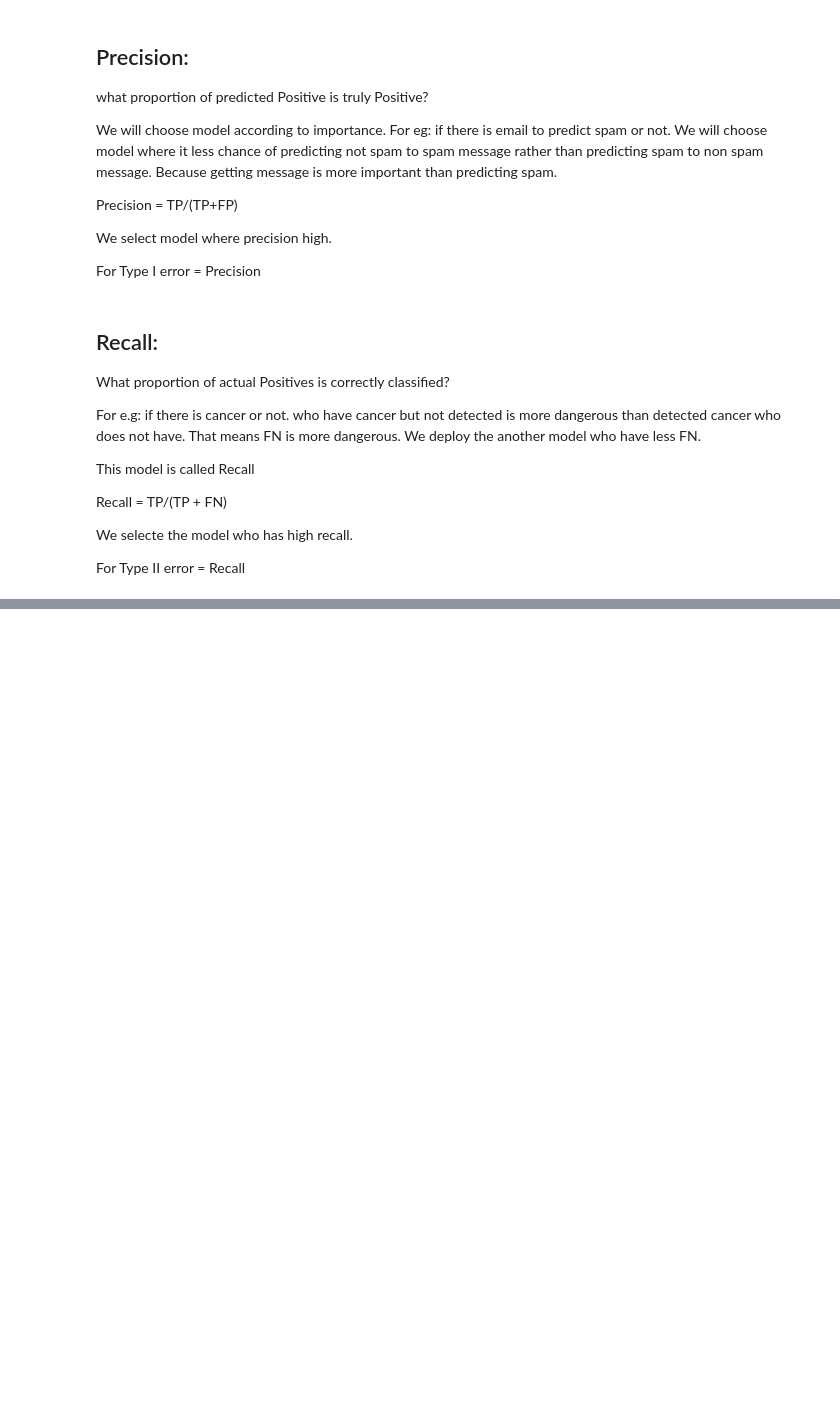
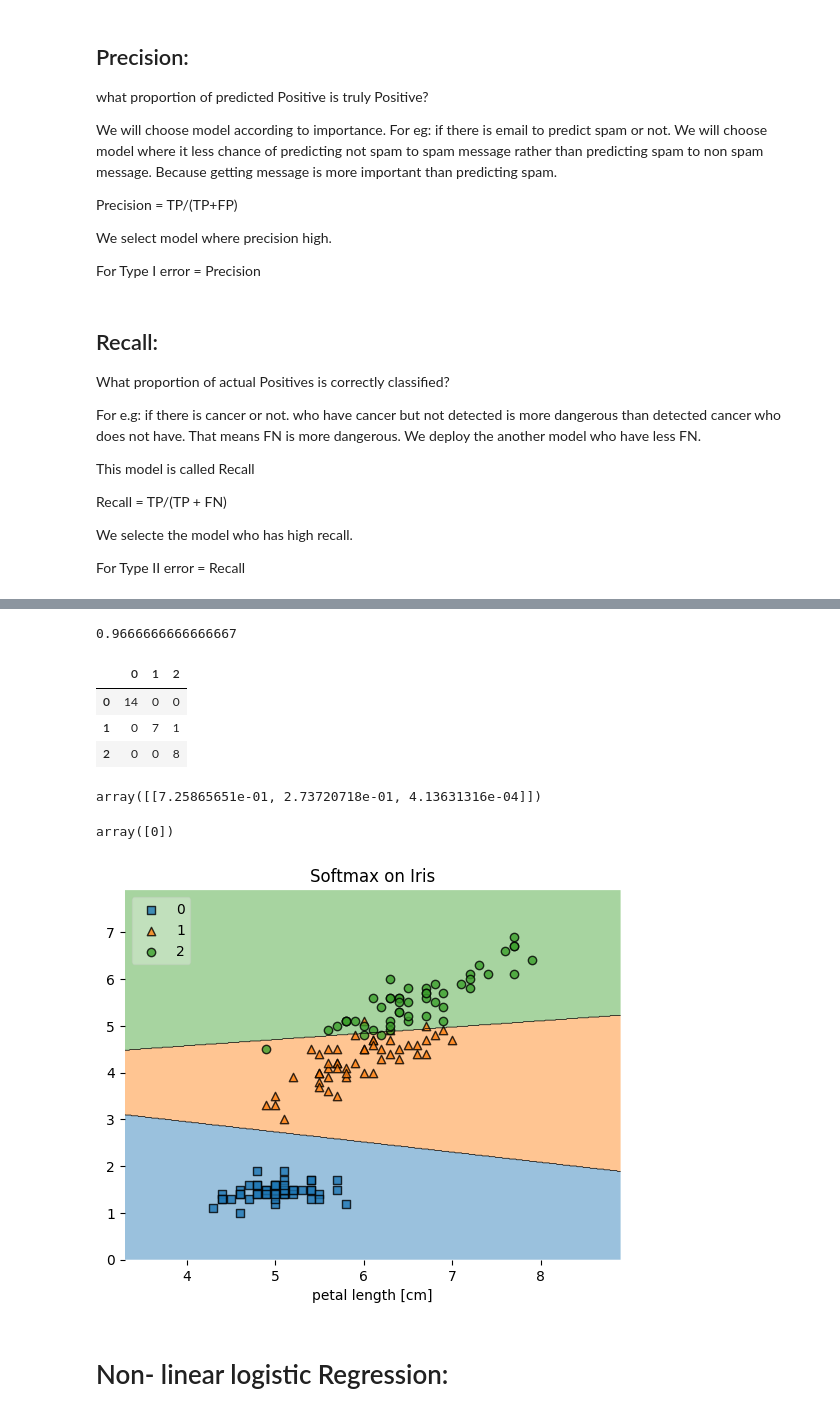
Before and after one commit to Avit-hodibu/Regression, a Jupyter notebook: Logistic_regression.ipynb, the cells around one changed output, grey strips where cells are left out. Drawn from its saved outputs; the diff is of its cells as text; code cells hidden in the pictures; blank space fills up the shorter version.

Commit message:
Softmax

```diff
--- a/Logistic_regression.ipynb
+++ b/Logistic_regression.ipynb
@@ -463,0 +597,10 @@ When we dont know type I or II is more dangerous. There always trade off between
+# %%
+import seaborn as sns
+from sklearn.preprocessing import LabelEncoder
+from sklearn.model_selection import train_test_split
+from sklearn.linear_model import LogisticRegression
+from sklearn.metrics import accuracy_score,confusion_matrix
+import pandas as pd
+import numpy as np
+import matplotlib.pyplot as plt
+df = sns.load_dataset('iris')
@@ -463,0 +616,3 @@ When we dont know type I or II is more dangerous. There always trade off between
+# %%
+encoder = LabelEncoder()
+df['species'] = encoder.fit_transform(df['species'])
@@ -463,0 +628,3 @@ When we dont know type I or II is more dangerous. There always trade off between
+# %%
+df = df[['sepal_length','petal_length','species']]
+df.head()
@@ -463,0 +638,47 @@ When we dont know type I or II is more dangerous. There always trade off between
+# %%
+X = df.iloc[:,0:2]
+y = df.iloc[:,-1]
+X_train,X_test,y_train,y_test = train_test_split(X,y,test_size=0.2,random_state=2)
+
+clf = LogisticRegression(multi_class='multinomial') #softmax reg
+clf.fit(X_train,y_train)
+y_pred = clf.predict(X_test)
+print(accuracy_score(y_test,y_pred))
+# %% [output]
+0.9666666666666667
+# %%
+pd.DataFrame(confusion_matrix(y_test,y_pred))
+# %% [output]
+|  | 0 | 1 | 2 |
+| 0 | 14 | 0 | 0 |
+| 1 | 0 | 7 | 1 |
+| 2 | 0 | 0 | 8 |
+# %%
+#we use this instead of predict()
+# tell softmax output for each of class predict_proba()
+#that means probablity of this be of that classes
+
+query = np.array([[3.4,2.7]])
+clf.predict_proba(query)
+# %% [output]
+array([[7.25865651e-01, 2.73720718e-01, 4.13631316e-04]])
+# %%
+clf.predict(query) # 0 has higher prob we can see
+# %% [output]
+array([0])
+# %%
+from mlxtend.plotting import plot_decision_regions
+
+#this give decision boundary
+plot_decision_regions(X.values, y.values, clf, legend=2)
+
+# Adding axes annotations
+plt.xlabel('sepal length [cm]')
+plt.xlabel('petal length [cm]')
+plt.title('Softmax on Iris')
+
+plt.show()
+# %% [output]
+[figure, added]
+# %% [markdown]
+# Non- linear logistic Regression:
```
Also changed, not shown: parts of 12 cells of this notebook.
